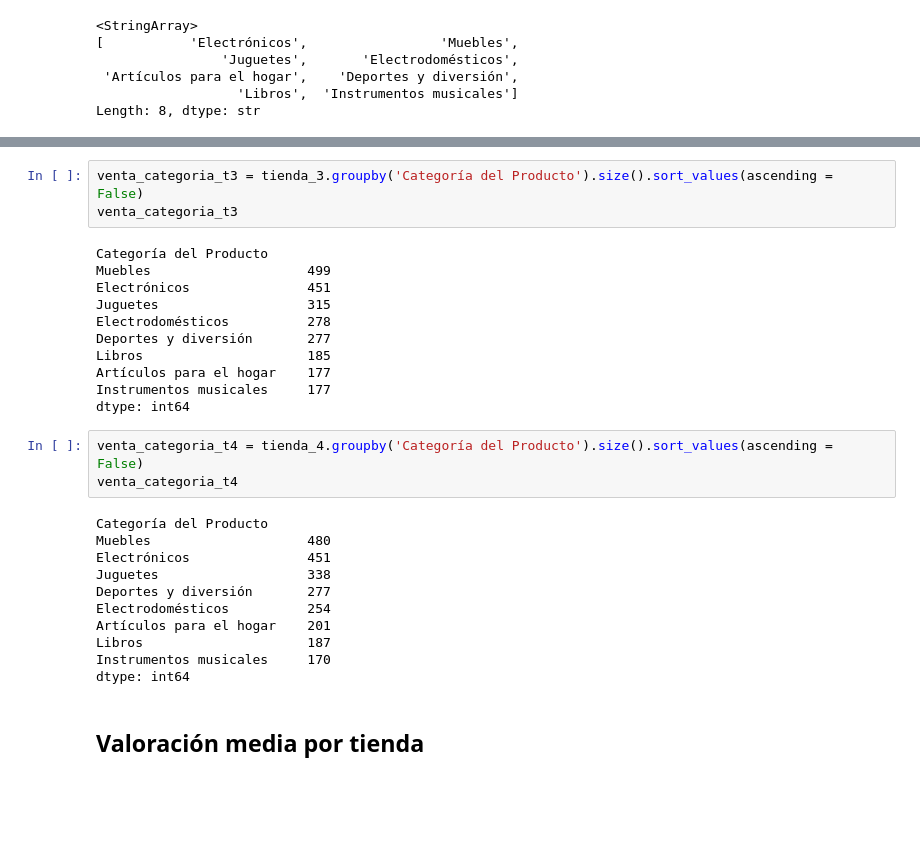
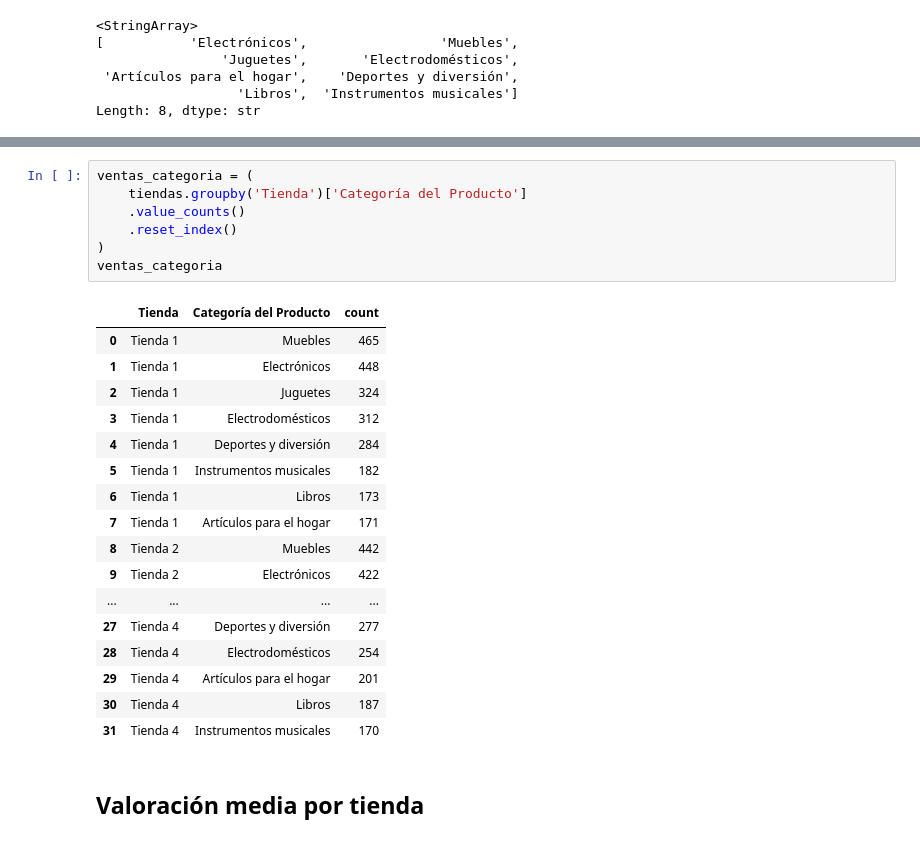
Before and after one commit to AndreaCisneros/challenge-alura-store, a Jupyter notebook: Alura-store.ipynb, the cells around one changed output, grey strips where cells are left out. Cells and saved outputs as stored; diff of their text form; blank space fills up the shorter version.

```diff
--- a/Alura-store.ipynb
+++ b/Alura-store.ipynb
@@ -190,31 +157,28 @@ dtype: int64
-# %%
-venta_categoria_t3 = tienda_3.groupby('Categoría del Producto').size().sort_values(ascending = False)
-venta_categoria_t3
-# %% [output]
-Categoría del Producto
-Muebles                    499
-Electrónicos               451
-Juguetes                   315
-Electrodomésticos          278
-Deportes y diversión       277
-Libros                     185
-Artículos para el hogar    177
-Instrumentos musicales     177
-dtype: int64
-# %%
-venta_categoria_t4 = tienda_4.groupby('Categoría del Producto').size().sort_values(ascending = False)
-venta_categoria_t4
-# %% [output]
-Categoría del Producto
-Muebles                    480
-Electrónicos               451
-Juguetes                   338
-Deportes y diversión       277
-Electrodomésticos          254
-Artículos para el hogar    201
-Libros                     187
-Instrumentos musicales     170
-dtype: int64
+# %%
+ventas_categoria = (
+    tiendas.groupby('Tienda')['Categoría del Producto']
+    .value_counts()
+    .reset_index()
+)
+ventas_categoria
+# %% [output]
+|  | Tienda | Categoría del Producto | count |
+| 0 | Tienda 1 | Muebles | 465 |
+| 1 | Tienda 1 | Electrónicos | 448 |
+| 2 | Tienda 1 | Juguetes | 324 |
+| 3 | Tienda 1 | Electrodomésticos | 312 |
+| 4 | Tienda 1 | Deportes y diversión | 284 |
+| 5 | Tienda 1 | Instrumentos musicales | 182 |
+| 6 | Tienda 1 | Libros | 173 |
+| 7 | Tienda 1 | Artículos para el hogar | 171 |
+| 8 | Tienda 2 | Muebles | 442 |
+| 9 | Tienda 2 | Electrónicos | 422 |
+| ... | ... | ... | ... |
+| 27 | Tienda 4 | Deportes y diversión | 277 |
+| 28 | Tienda 4 | Electrodomésticos | 254 |
+| 29 | Tienda 4 | Artículos para el hogar | 201 |
+| 30 | Tienda 4 | Libros | 187 |
+| 31 | Tienda 4 | Instrumentos musicales | 170 |
 # %% [markdown]
 ## **Valoración media por tienda**
 # %%
```
Also changed, not shown: parts of 11 cells of this notebook.
